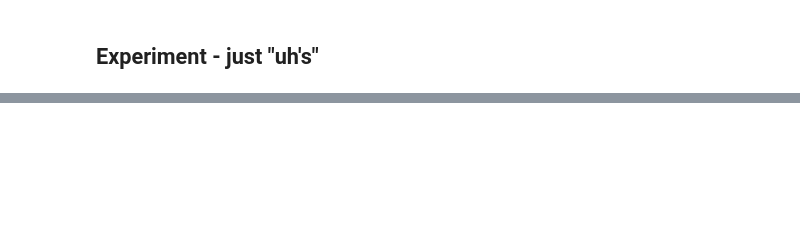
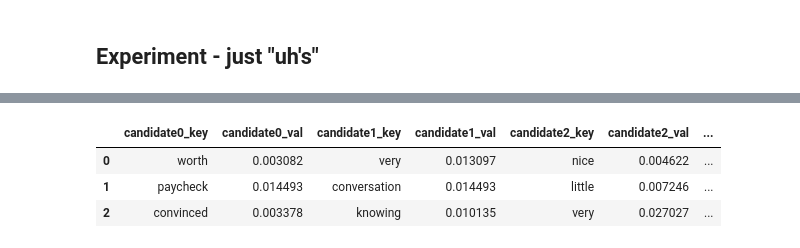
Before and after one commit to benpeloquin7/rsa-uid, a Jupyter notebook: Analyses/rsa-uid-switchboard.ipynb, the cells around one changed output, grey strips where cells are left out. Cells and saved outputs as stored; diff of their text form; code cells hidden in the pictures; blank space fills up the shorter version.

```diff
--- a/Analyses/rsa-uid-switchboard.ipynb
+++ b/Analyses/rsa-uid-switchboard.ipynb
@@ -309,6 +285,9 @@ class categoricalDistr:
             d[v] = self.distr[v]
         return d
 
+    def get_prob(self, x):
+        return self.distr[x]
+
     def normalize(self, x):
         return x / np.sum(x)
 # %%
@@ -325,0 +358,11 @@ C.sample()
+# %%
+df = pd.DataFrame(d)
+# %%
+df['correct'] = df['choice'] == df['true_candidate_key']
+# %%
+df.head()
+# %% [output]
+|  | candidate0_key | candidate0_val | candidate1_key | candidate1_val | candidate2_key | candidate2_val | ... |
+| 0 | worth | 0.003082 | very | 0.013097 | nice | 0.004622 | ... |
+| 1 | paycheck | 0.014493 | conversation | 0.014493 | little | 0.007246 | ... |
+| 2 | convinced | 0.003378 | knowing | 0.010135 | very | 0.027027 | ... |
```
Also changed, not shown: parts of 12 cells of this notebook.
